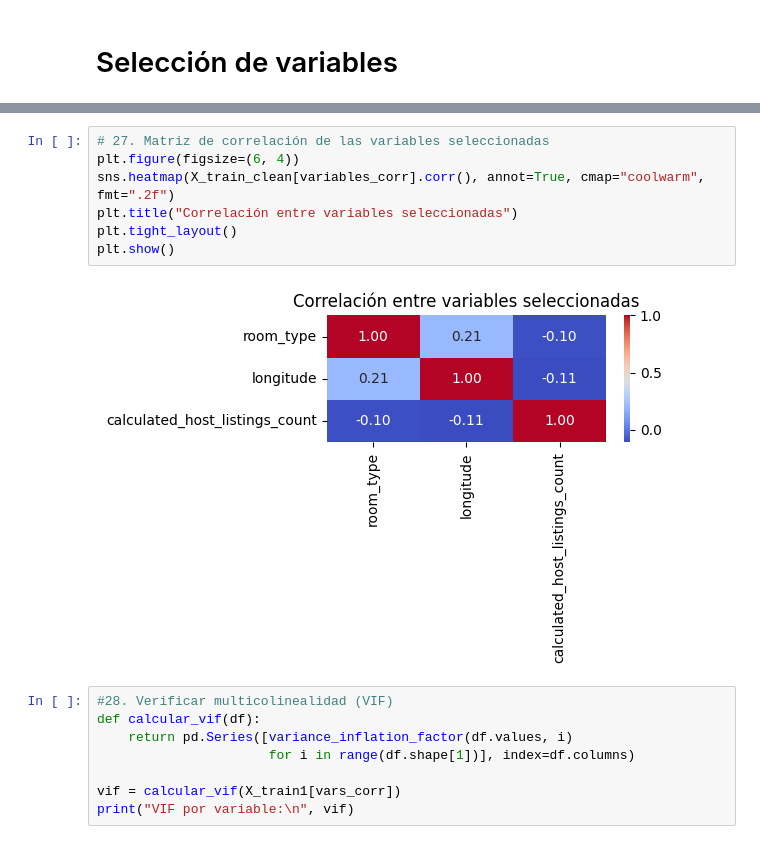
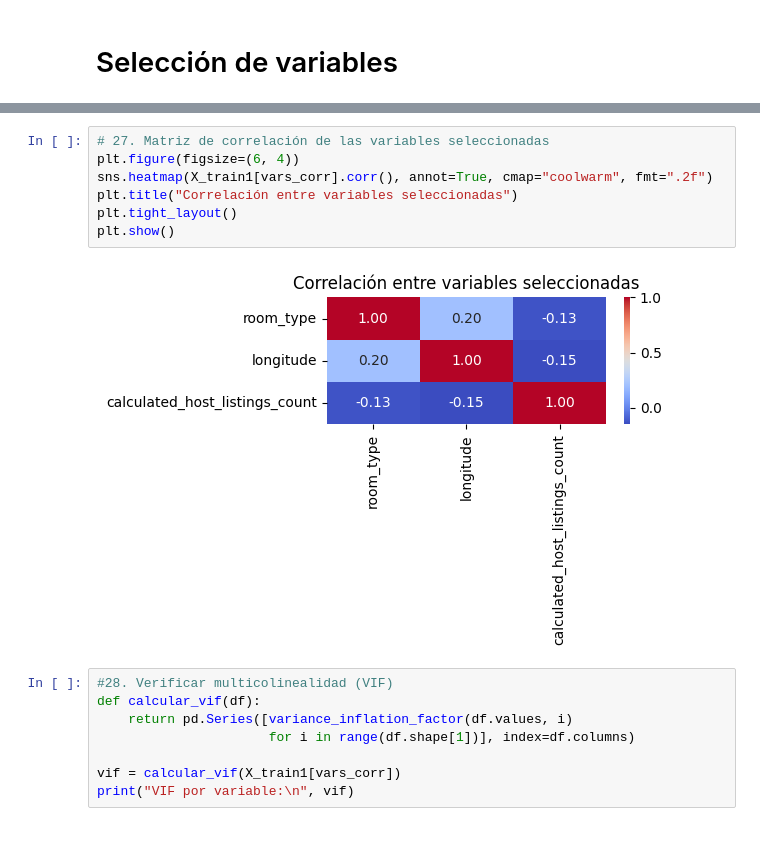
Before and after one commit to 4GeeksAcademy/JAS_EDA, a Jupyter notebook: src/explore.ipynb, the cells around one changed output, grey strips where cells are left out. Drawn from its saved outputs; the diff is of its cells as text.

```diff
--- a/src/explore.ipynb
+++ b/src/explore.ipynb
@@ -558,12 +568,12 @@ NameError: name 'cross_val_score' is not defined
 # %%
 # 27. Matriz de correlación de las variables seleccionadas
 plt.figure(figsize=(6, 4))
-sns.heatmap(X_train_clean[variables_corr].corr(), annot=True, cmap="coolwarm", fmt=".2f")
+sns.heatmap(X_train1[vars_corr].corr(), annot=True, cmap="coolwarm", fmt=".2f")
 plt.title("Correlación entre variables seleccionadas")
 plt.tight_layout()
 plt.show()
 # %% [output]
-[figure, old version]
+[figure, new version]
 # %%
 #28. Verificar multicolinealidad (VIF)
 def calcular_vif(df):
```
Also changed, not shown: parts of 5 cells of this notebook.
